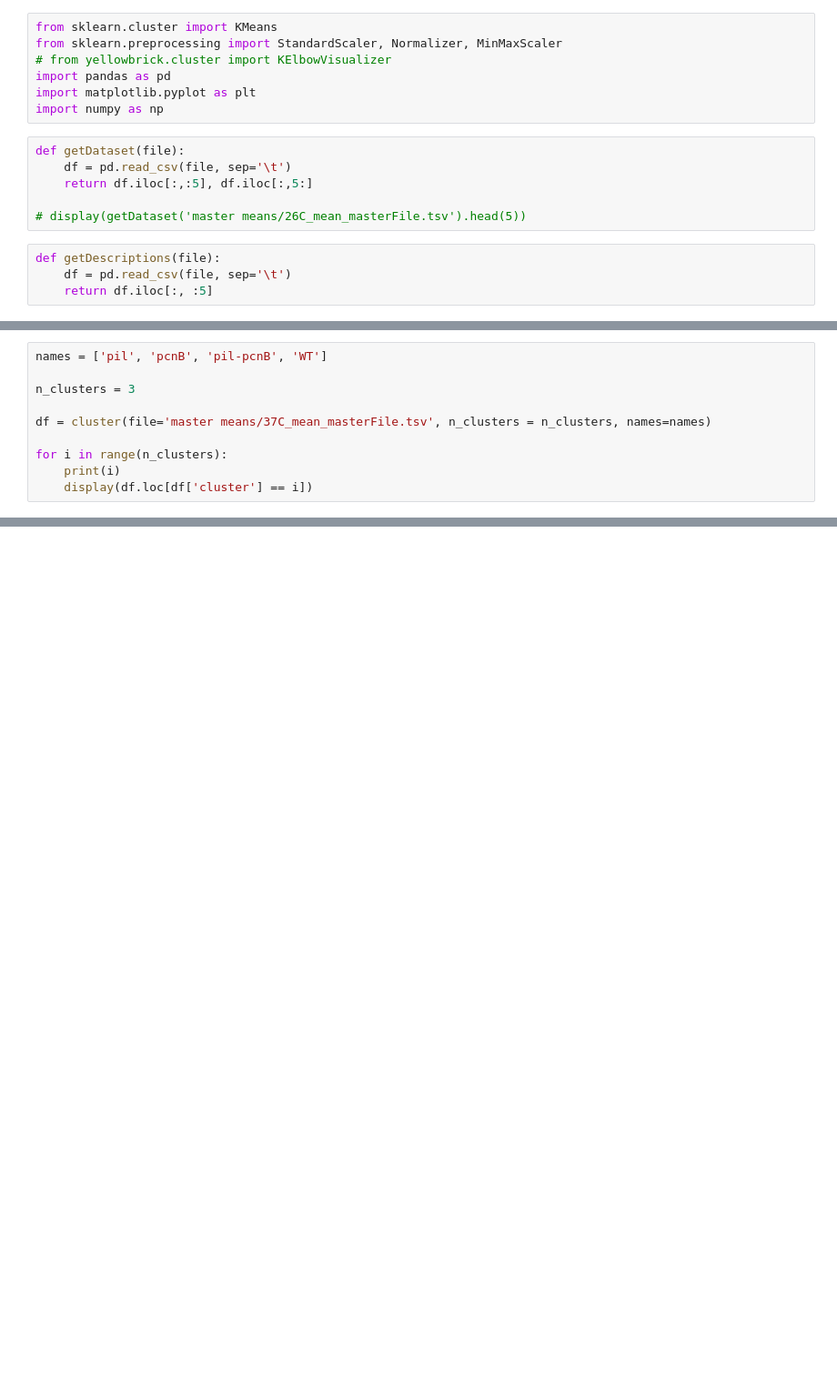
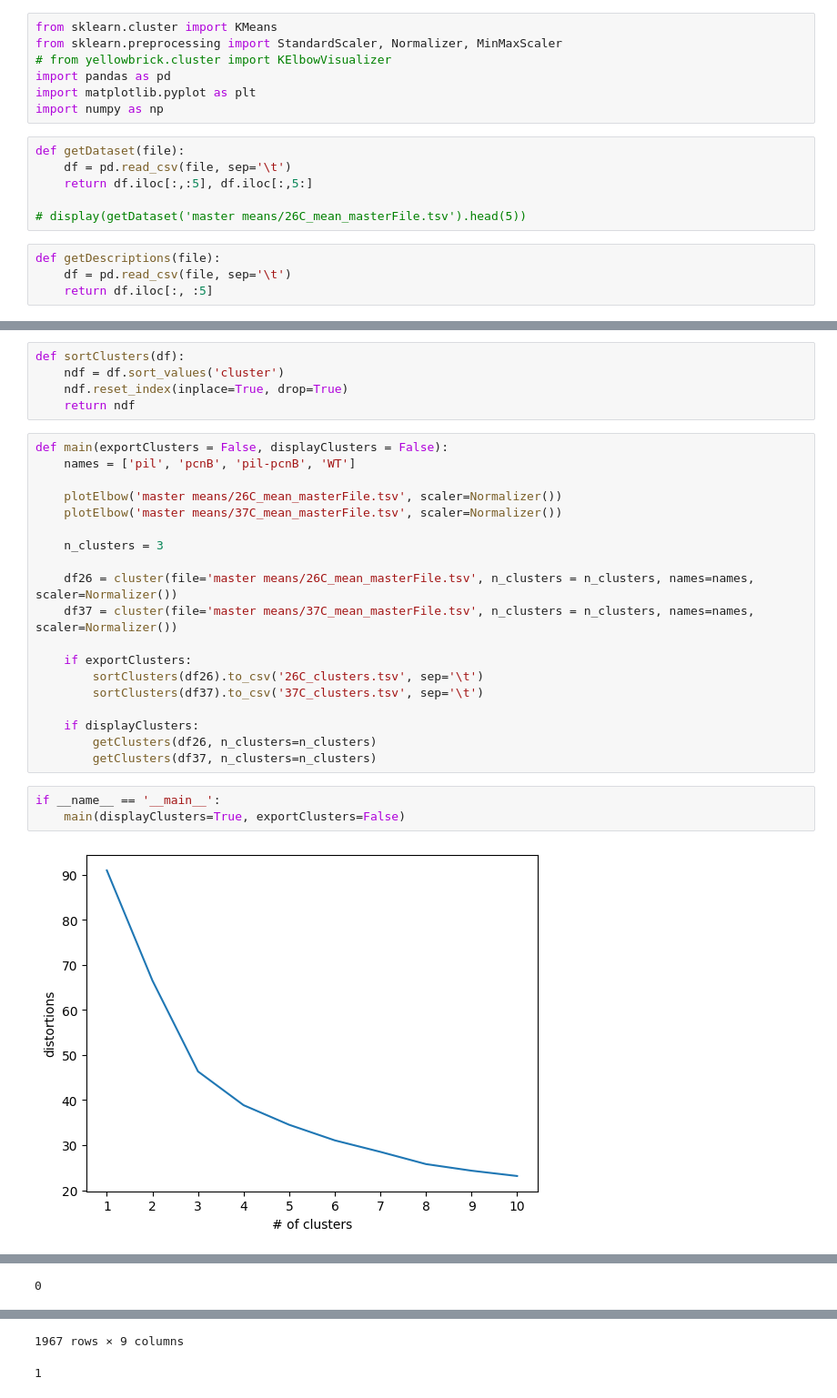
Before and after one commit to SauceBoss1/Auerbuch-Stone-cluster-analysis, a Jupyter notebook: elbowCluster.ipynb, the cells around one changed output, grey strips where cells are left out. Shown: that part at 91% size. Saved outputs shown, nothing was run; the diff lists cells and outputs as text; blank space fills up the shorter version.

```diff
--- a/elbowCluster.ipynb
+++ b/elbowCluster.ipynb
@@ -234,10 +173,0 @@ for i in range(n_clusters):
-# %%
-names = ['pil', 'pcnB', 'pil-pcnB', 'WT']
-
-n_clusters = 3
-
-df = cluster(file='master means/37C_mean_masterFile.tsv', n_clusters = n_clusters, names=names)
-
-for i in range(n_clusters):
-    print(i)
-    display(df.loc[df['cluster'] == i])
@@ -287,0 +174,29 @@ for i in range(n_clusters):
+# %%
+def sortClusters(df):
+    ndf = df.sort_values('cluster')
+    ndf.reset_index(inplace=True, drop=True)
+    return ndf
+# %%
+def main(exportClusters = False, displayClusters = False):
+    names = ['pil', 'pcnB', 'pil-pcnB', 'WT']
+
+    plotElbow('master means/26C_mean_masterFile.tsv', scaler=Normalizer())
+    plotElbow('master means/37C_mean_masterFile.tsv', scaler=Normalizer())
+
+    n_clusters = 3
+
+    df26 = cluster(file='master means/26C_mean_masterFile.tsv', n_clusters = n_clusters, names=names, scaler=Normalizer())
+    df37 = cluster(file='master means/37C_mean_masterFile.tsv', n_clusters = n_clusters, names=names, scaler=Normalizer())
+
+    if exportClusters:
+        sortClusters(df26).to_csv('26C_clusters.tsv', sep='\t')
+        sortClusters(df37).to_csv('37C_clusters.tsv', sep='\t')
+
+    if displayClusters:
+        getClusters(df26, n_clusters=n_clusters)
+        getClusters(df37, n_clusters=n_clusters)
+# %%
+if __name__ == '__main__':
+    main(displayClusters=True, exportClusters=False)
+# %% [output]
+[figure, added]
@@ -287,0 +206 @@ for i in range(n_clusters):
+0
@@ -287,0 +219,2 @@ for i in range(n_clusters):
+1967 rows × 9 columns
+1
```
Also changed, not shown: parts of 10 cells of this notebook, 6 other files.
